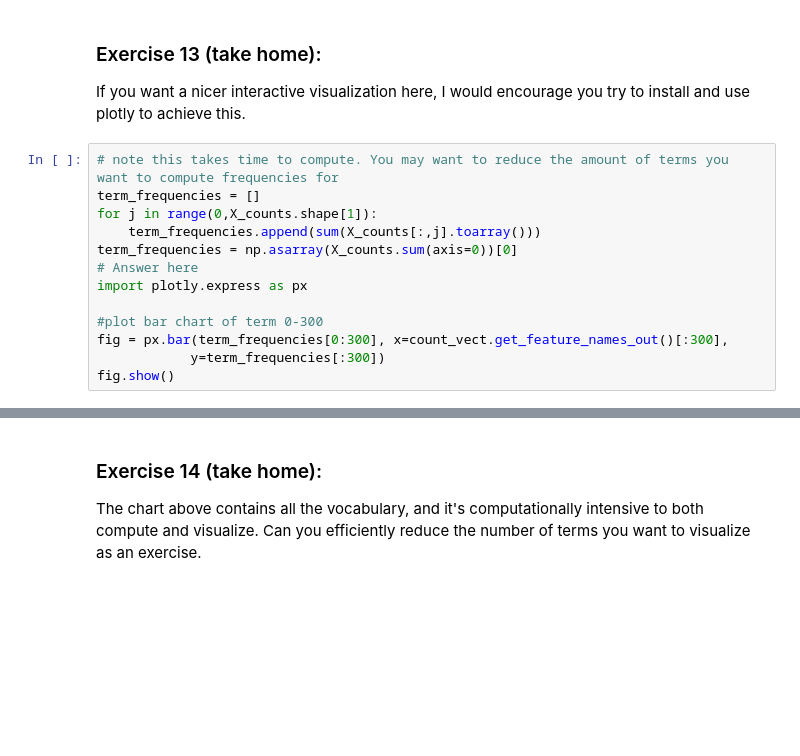
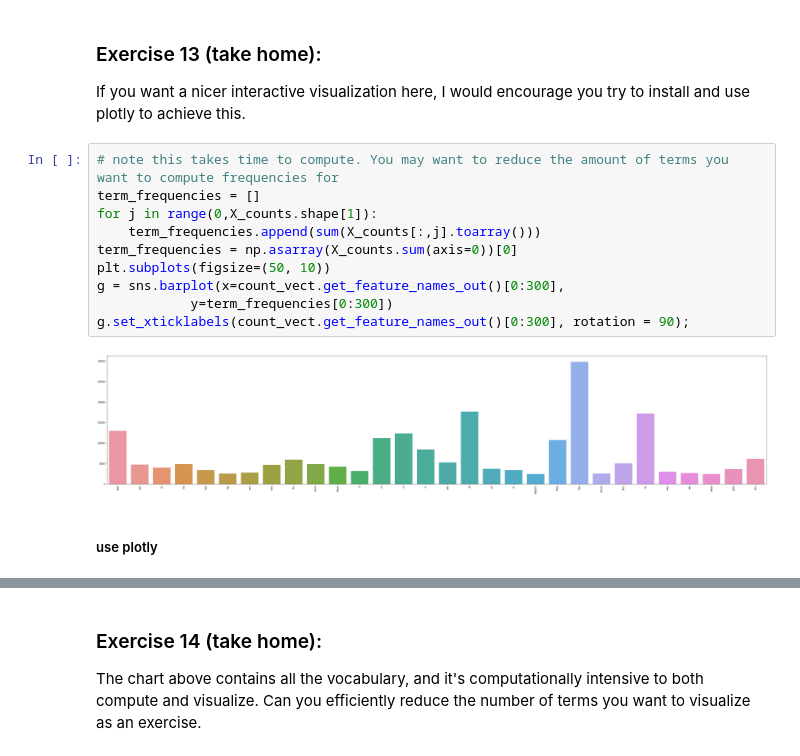
Before and after one commit to y880916c/DM2022-Lab1-Master, a Jupyter notebook: DM2022-Lab1-Homework.ipynb, the cells around one changed output, grey strips where cells are left out. Cells and saved outputs as stored; diff of their text form; blank space fills up the shorter version.

```diff
--- a/DM2022-Lab1-Homework.ipynb
+++ b/DM2022-Lab1-Homework.ipynb
@@ -226,13 +229,14 @@ If you want a nicer interactive visualization here, I would encourage you try to
 # %%
 # note this takes time to compute. You may want to reduce the amount of terms you want to compute frequencies for
 term_frequencies = []
 for j in range(0,X_counts.shape[1]):
     term_frequencies.append(sum(X_counts[:,j].toarray()))
 term_frequencies = np.asarray(X_counts.sum(axis=0))[0]
-# Answer here
-import plotly.express as px
-
-#plot bar chart of term 0-300
-fig = px.bar(term_frequencies[0:300], x=count_vect.get_feature_names_out()[:300],
-            y=term_frequencies[:300])
-fig.show()
+plt.subplots(figsize=(50, 10))
+g = sns.barplot(x=count_vect.get_feature_names_out()[0:300],
+            y=term_frequencies[0:300])
+g.set_xticklabels(count_vect.get_feature_names_out()[0:300], rotation = 90);
+# %% [output]
+[figure, added]
+# %% [markdown]
+##### use plotly
```
Also changed, not shown: parts of 13 cells of this notebook.
